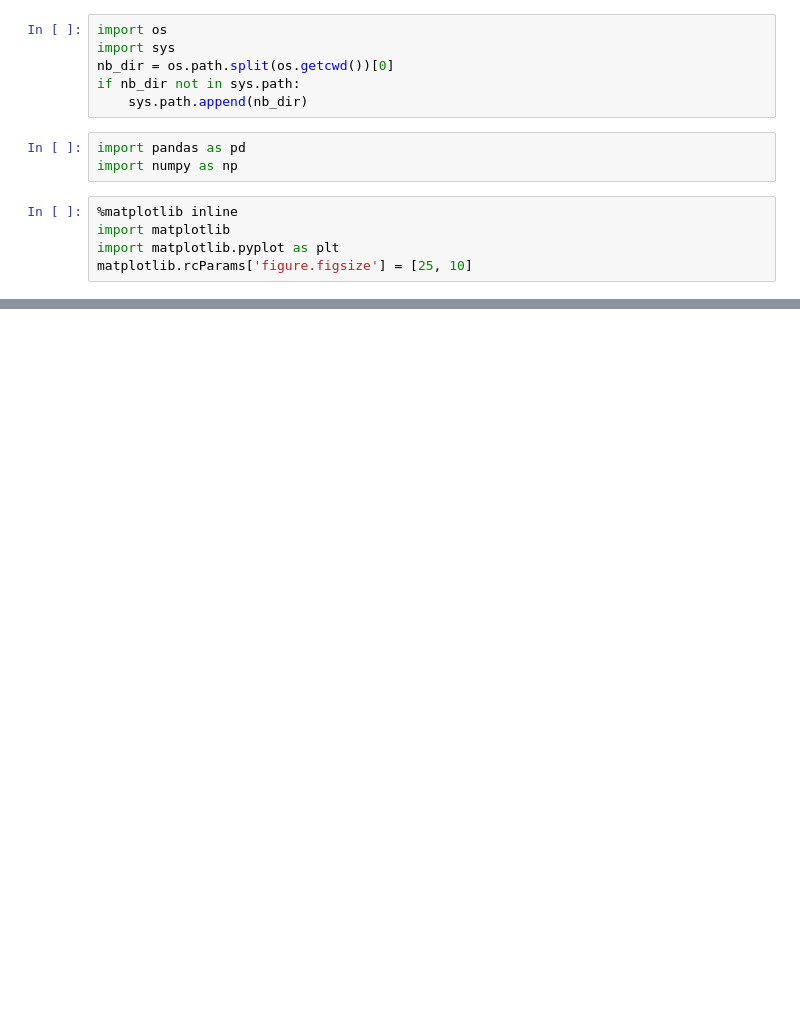
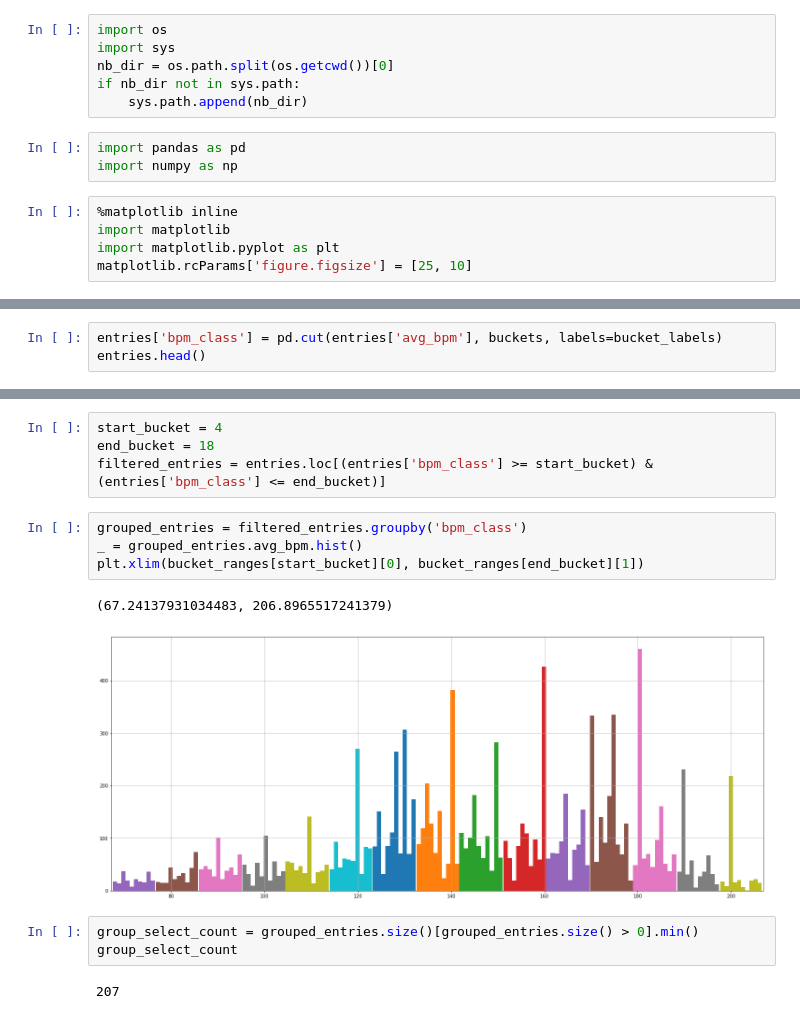
Before and after one commit to EgorDm/TempoMultiplePrediction, a Jupyter notebook: notebooks/sample_metrics.ipynb, the cells around one changed output, grey strips where cells are left out. Cells and saved outputs as stored; diff of their text form; blank space fills up the shorter version.

```diff
--- a/notebooks/sample_metrics.ipynb
+++ b/notebooks/sample_metrics.ipynb
@@ -41,0 +56,3 @@ plt.xlim(0, 500)
+# %%
+entries['bpm_class'] = pd.cut(entries['avg_bpm'], buckets, labels=bucket_labels)
+entries.head()
@@ -41,0 +66,16 @@ plt.xlim(0, 500)
+# %%
+start_bucket = 4
+end_bucket = 18
+filtered_entries = entries.loc[(entries['bpm_class'] >= start_bucket) & (entries['bpm_class'] <= end_bucket)]
+# %%
+grouped_entries = filtered_entries.groupby('bpm_class')
+_ = grouped_entries.avg_bpm.hist()
+plt.xlim(bucket_ranges[start_bucket][0], bucket_ranges[end_bucket][1])
+# %% [output]
+(67.24137931034483, 206.8965517241379)
+[figure, added]
+# %%
+group_select_count = grouped_entries.size()[grouped_entries.size() > 0].min()
+group_select_count
+# %% [output]
+207
```
Also changed, not shown: parts of 9 cells of this notebook, 1 other file.
